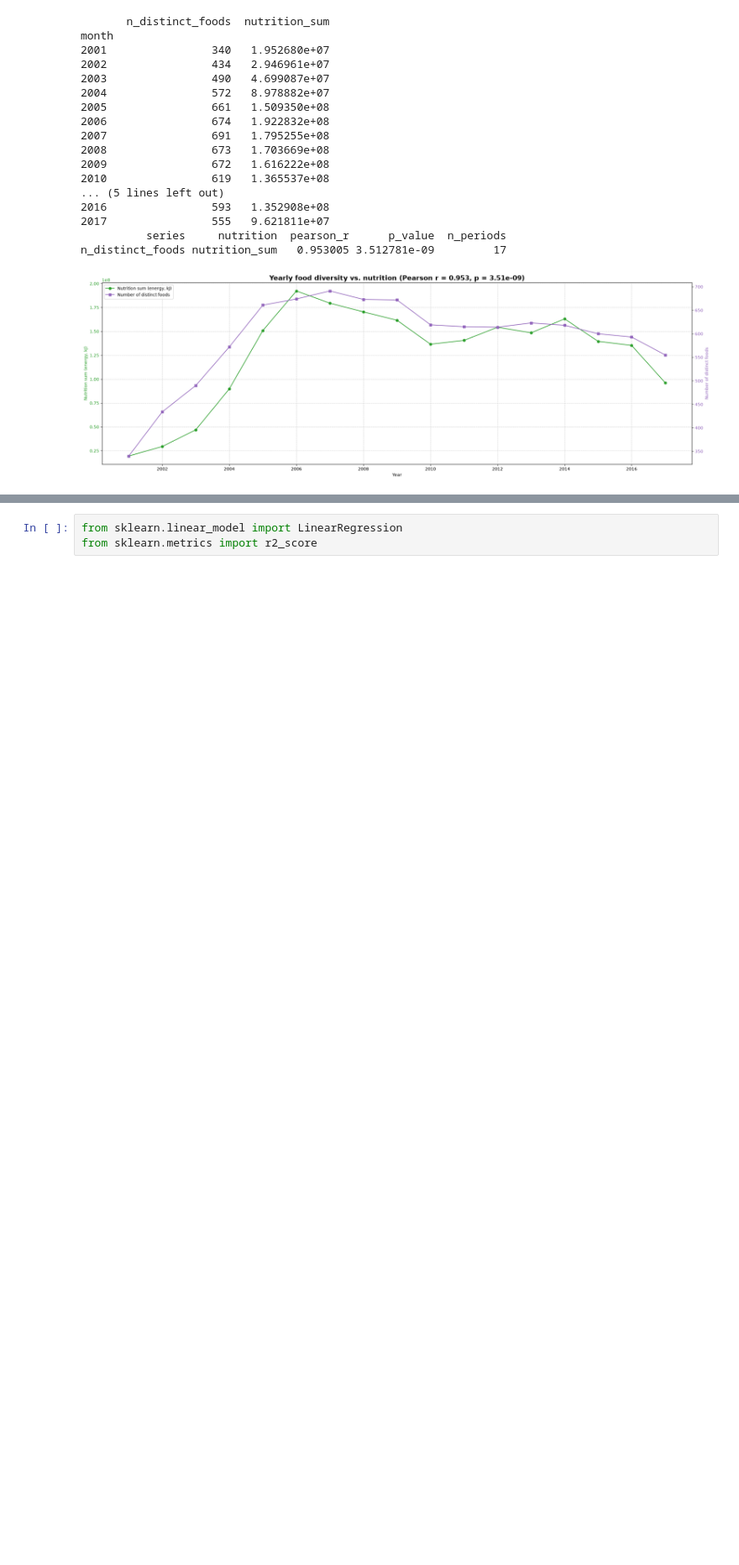
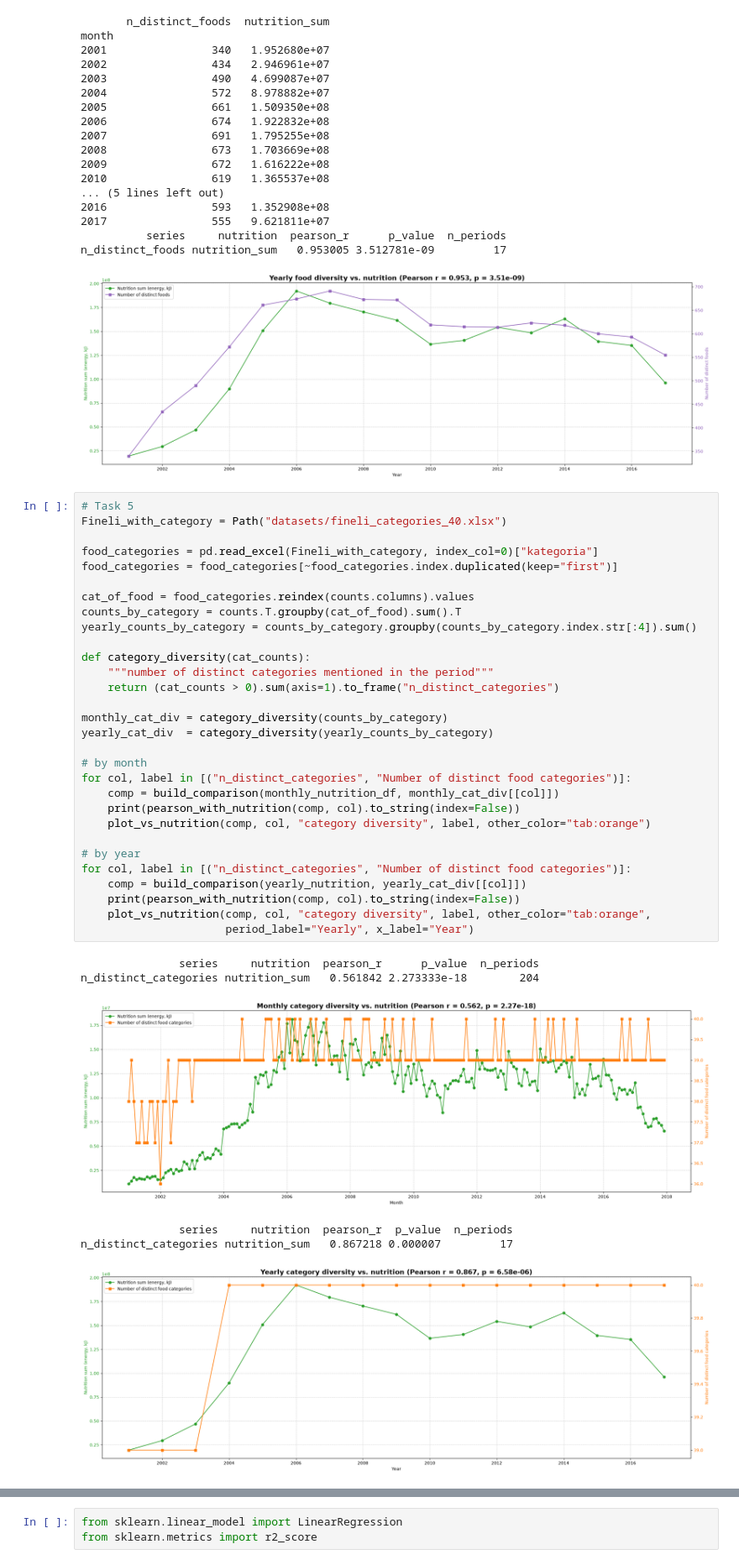
Before and after one commit to akseliahonpera/NLP_26_PROJECT_10, a Jupyter notebook: course_work.ipynb, the cells around one changed output, grey strips where cells are left out. Shown at 84% size. Saved outputs shown, nothing was run; the diff lists cells and outputs as text; blank space fills up the shorter version.

```diff
--- a/course_work.ipynb
+++ b/course_work.ipynb
@@ -631,6 +631,43 @@ month
           series     nutrition  pearson_r      p_value  n_periods
 n_distinct_foods nutrition_sum   0.953005 3.512781e-09         17
 [figure]
+# %%
+# Task 5
+Fineli_with_category = Path("datasets/fineli_categories_40.xlsx")
+
+food_categories = pd.read_excel(Fineli_with_category, index_col=0)["kategoria"]
+food_categories = food_categories[~food_categories.index.duplicated(keep="first")]
+
+cat_of_food = food_categories.reindex(counts.columns).values
+counts_by_category = counts.T.groupby(cat_of_food).sum().T
+yearly_counts_by_category = counts_by_category.groupby(counts_by_category.index.str[:4]).sum()
+
+def category_diversity(cat_counts):
+    """number of distinct categories mentioned in the period"""
+    return (cat_counts > 0).sum(axis=1).to_frame("n_distinct_categories")
+
+monthly_cat_div = category_diversity(counts_by_category)
+yearly_cat_div  = category_diversity(yearly_counts_by_category)
+
+# by month
+for col, label in [("n_distinct_categories", "Number of distinct food categories")]:
+    comp = build_comparison(monthly_nutrition_df, monthly_cat_div[[col]])
+    print(pearson_with_nutrition(comp, col).to_string(index=False))
+    plot_vs_nutrition(comp, col, "category diversity", label, other_color="tab:orange")
+
+# by year
+for col, label in [("n_distinct_categories", "Number of distinct food categories")]:
+    comp = build_comparison(yearly_nutrition, yearly_cat_div[[col]])
+    print(pearson_with_nutrition(comp, col).to_string(index=False))
+    plot_vs_nutrition(comp, col, "category diversity", label, other_color="tab:orange",
+                      period_label="Yearly", x_label="Year")
+# %% [output]
+               series     nutrition  pearson_r      p_value  n_periods
+n_distinct_categories nutrition_sum   0.561842 2.273333e-18        204
+[figure, added]
+               series     nutrition  pearson_r  p_value  n_periods
+n_distinct_categories nutrition_sum   0.867218 0.000007         17
+[figure, added]
 # %%
 # Part 6)
 def calculate_vocabulary_growth(titles_df):
```
Also changed, not shown: parts of 3 cells of this notebook, 1 other file.
